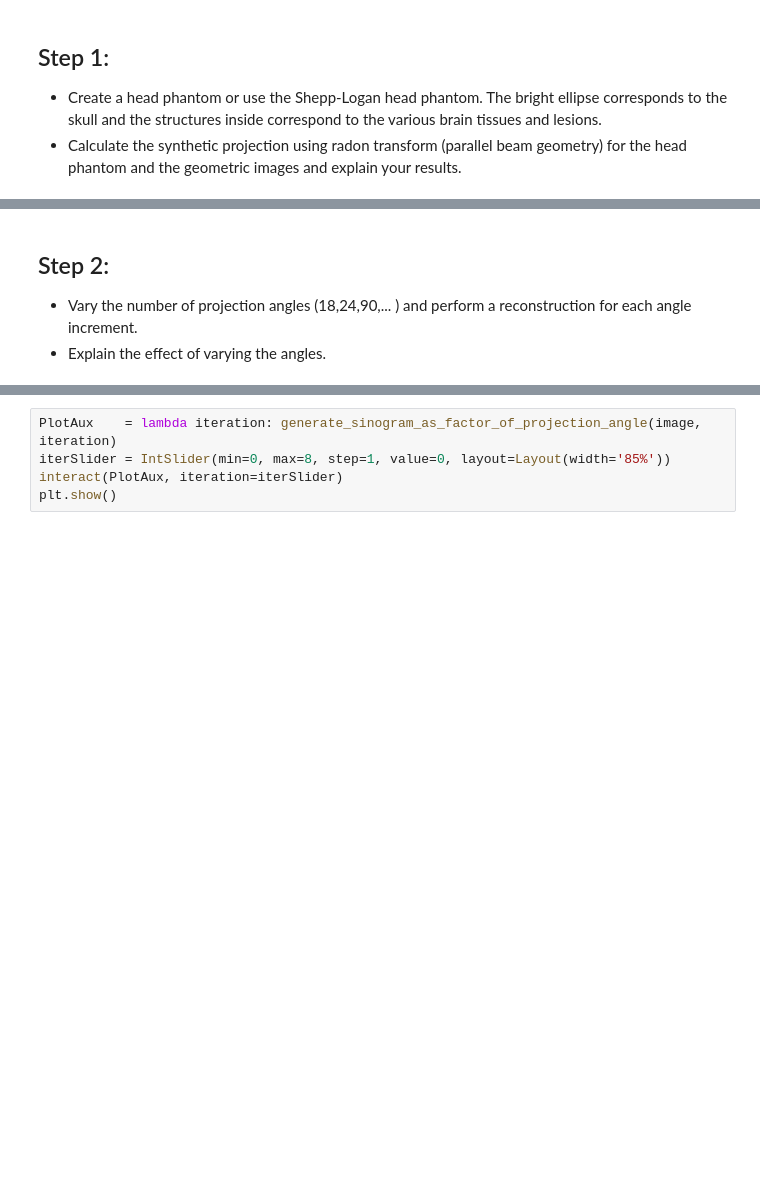
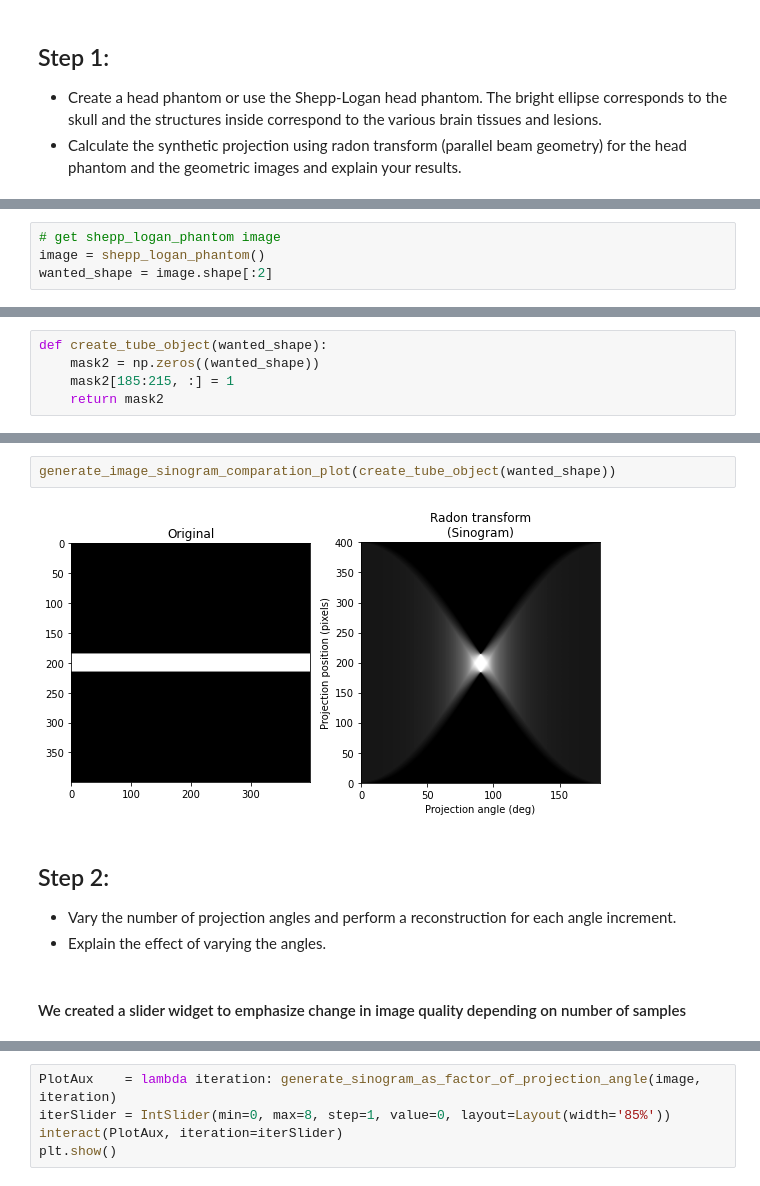
Before and after one commit to livneor207/helfcare, a Jupyter notebook: HW1/HW1_Notebook.ipynb, the cells around one changed output, grey strips where cells are left out. Drawn from its saved outputs; the diff is of its cells as text; blank space fills up the shorter version.

```diff
--- a/HW1/HW1_Notebook.ipynb
+++ b/HW1/HW1_Notebook.ipynb
@@ -42,0 +27,4 @@ plt.show()
+# %%
+# get shepp_logan_phantom image
+image = shepp_logan_phantom()
+wanted_shape = image.shape[:2]
@@ -42,0 +41,5 @@ plt.show()
+# %%
+def create_tube_object(wanted_shape):
+    mask2 = np.zeros((wanted_shape))
+    mask2[185:215, :] = 1
+    return mask2
@@ -43,7 +79,13 @@ plt.show()
+# %%
+generate_image_sinogram_comparation_plot(create_tube_object(wanted_shape))
+# %% [output]
+[figure, added]
 # %% [markdown]
 ## Step 2:
-* Vary the number of projection angles (18,24,90,... ) and perform a reconstruction for each angle increment.
+* Vary the number of projection angles and perform a reconstruction for each angle increment.
 * Explain the effect of varying the angles.
+# %% [markdown]
+#### We created a slider widget to emphasize change in image quality depending on number of samples
 # %%
 def generate_sinogram_as_factor_of_projection_angle(image, figure_idx):
     if figure_idx < 4:
```
Also changed, not shown: parts of 10 cells of this notebook.
